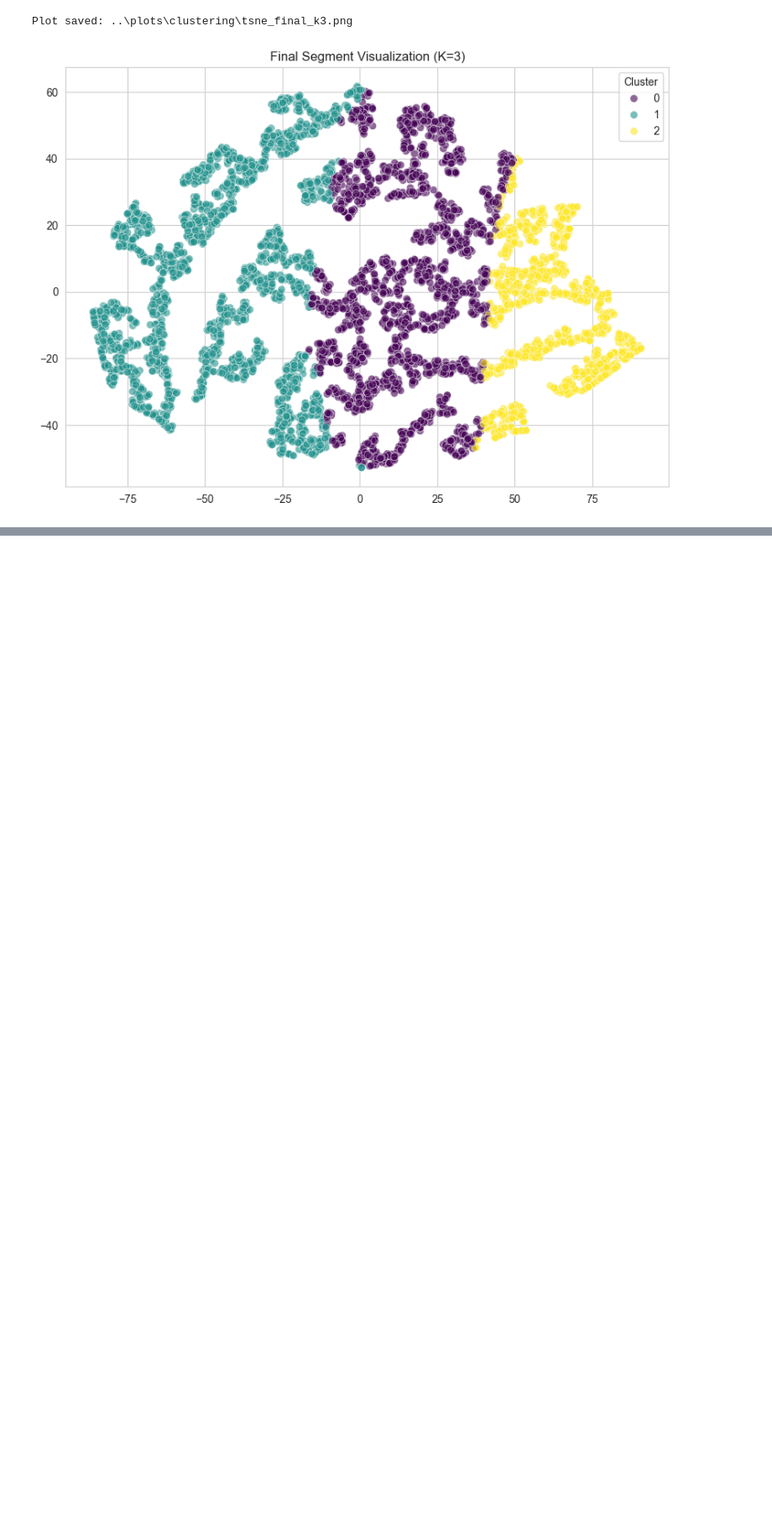
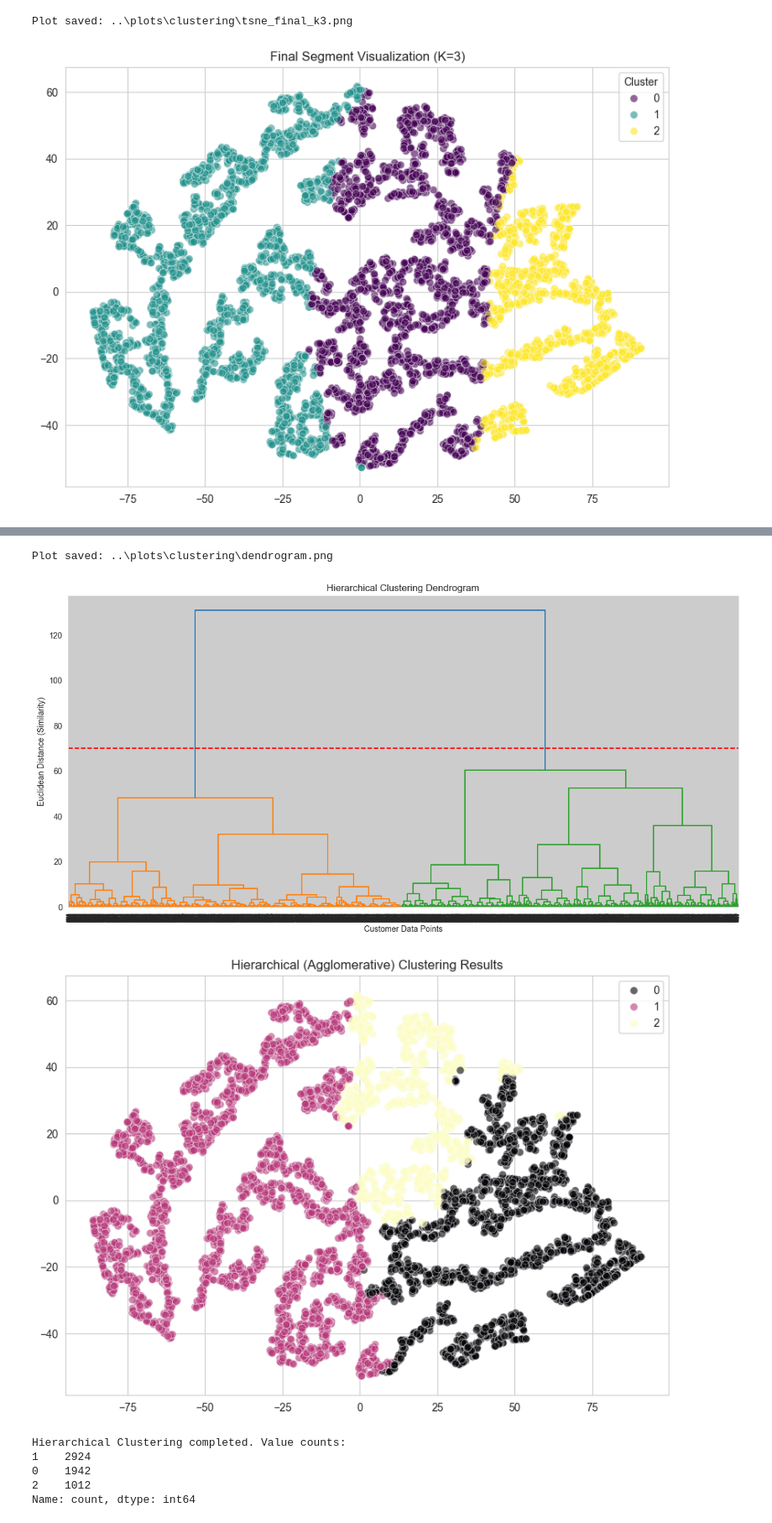
Before and after one commit to Aynorix/Online_Retail_Customer_Segmentation, a Jupyter notebook: notebooks/03_clustering.ipynb, the cells around one changed output, grey strips where cells are left out. Shown at 84% size. Drawn from its saved outputs; the diff is of its cells as text; code cells hidden in the pictures; blank space fills up the shorter version.

```diff
--- a/notebooks/03_clustering.ipynb
+++ b/notebooks/03_clustering.ipynb
@@ -121,0 +270,44 @@ Plot saved: ..\plots\clustering\tsne_final_k3.png
+# %%
+import scipy.cluster.hierarchy as sch
+from sklearn.cluster import AgglomerativeClustering
+
+# 1. Create the Dendrogram (The 'Tree' Visualization)
+plt.figure(figsize=(15, 7))
+# Linkage 'ward' minimizes the variance of clusters being merged
+linkage_matrix = sch.linkage(X_pca, method='ward')
+dendrogram = sch.dendrogram(linkage_matrix)
+
+plt.title('Hierarchical Clustering Dendrogram')
+plt.xlabel('Customer Data Points')
+plt.ylabel('Euclidean Distance (Similarity)')
+# Draw a horizontal line to show where the 'cut' happens for 3 clusters
+plt.axhline(y=70, color='r', linestyle='--')
+save_plot('dendrogram.png', folder='clustering')
+plt.show()
+
+# 2. Fit the Agglomerative Model
+# We use 3 clusters to remain consistent with our K-Means findings
+hc = AgglomerativeClustering(n_clusters=3, metric='euclidean', linkage='ward')
+hc_labels = hc.fit_predict(X_pca)
+
+# 3. Visualize Hierarchical Results via t-SNE for Comparison
+plt.figure(figsize=(10, 7))
+sns.scatterplot(
+    x=tsne_results[:,0], y=tsne_results[:,1],
+    hue=hc_labels, palette='magma',
+    s=50, alpha=0.6, edgecolor='w'
+)
+
+plt.title('Hierarchical (Agglomerative) Clustering Results')
+plt.show()
+
+print(f"Hierarchical Clustering completed. Value counts:\n{pd.Series(hc_labels).value_counts()}")
+# %% [output]
+Plot saved: ..\plots\clustering\dendrogram.png
+[figure, added]
+[figure, added]
+Hierarchical Clustering completed. Value counts:
+1    2924
+0    1942
+2    1012
+Name: count, dtype: int64
```
Also changed, not shown: parts of 11 cells of this notebook, 6 other files.
